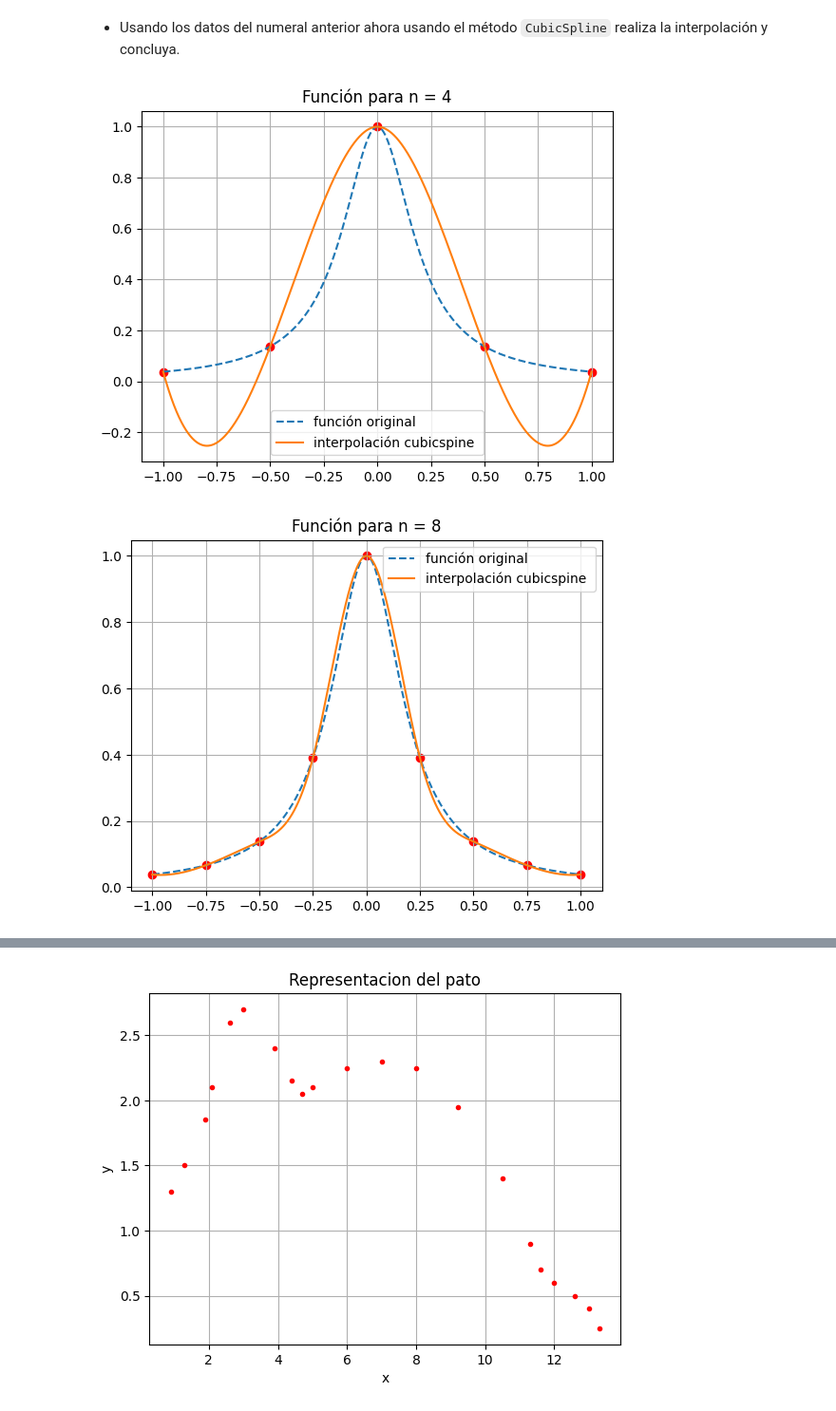
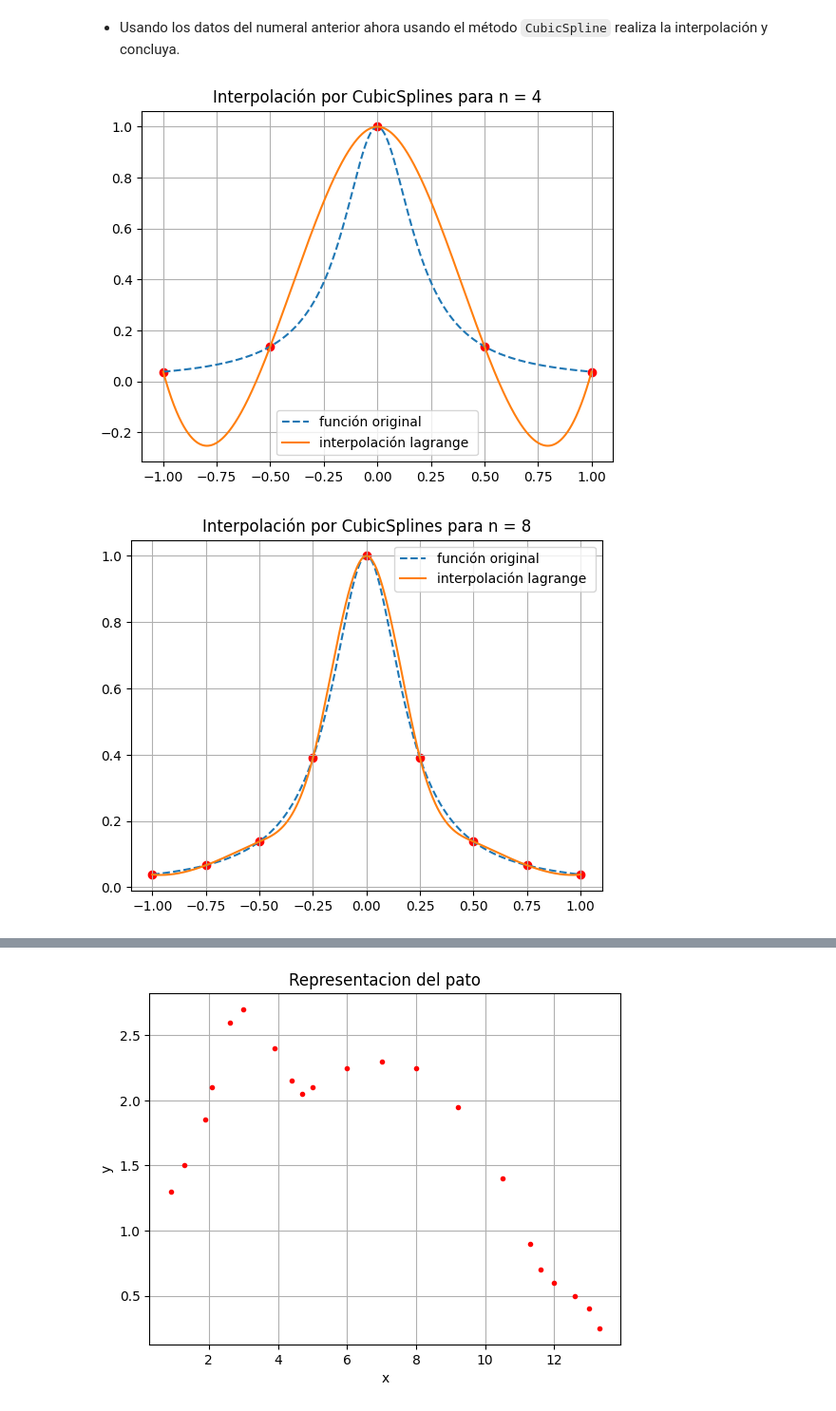
Before and after one commit to martin-calvo/MetodosComputacionales1012, a Jupyter notebook: Students/Cañas_5087/Actividades/Actividad05_Interpolacion.ipynb, the cells around one changed output, grey strips where cells are left out. Shown at 95% size. Cells and saved outputs as stored; diff of their text form; code cells hidden in the pictures.

```diff
--- a/Students/Cañas_5087/Actividades/Actividad05_Interpolacion.ipynb
+++ b/Students/Cañas_5087/Actividades/Actividad05_Interpolacion.ipynb
@@ -67,7 +67,7 @@ def error_Hermite(puntos, f, e, x):
     e = algun valor dentro del intervalo de interpolación
     x = Punto en donde se desea calcular el error
     Salida
-    error del polinomio de lagrange
+    error del polinomio de Hermite
     '''
     if max(puntos) < e or min(puntos)> e:
         raise ValueError('El numero dado para calcular el error no se encuentra dentro del intervalo de interpolación')
@@ -275,24 +300,26 @@ emplee la libreria simbólica para realizar la estimación de dicha cuota, sólo
 
 * Usando los datos del numeral anterior ahora usando el método `CubicSpline` realiza la interpolación y concluya.
 # %%
+#Fución original
 f = lambda x : 1/ (1 + 25 * x**2)
 
+#Lista con los valores de N
 N = [4, 8, 12, 16, 20]
 x = np.linspace(-1 ,1 ,1000)
 
 # Iterar sobre distintos valores de n
 for n in N:
 
+    #Puntos de interpolación
     x_inter = np.linspace(-1, 1, n+1)
     y = f(x_inter)
-
-    pol_lagrange = lagrange(x_inter, y)
-
-    plt.title(f'Función para n = {n}')
+    #Calculo del polinomio de Lagrange
+    Polinomio = lagrange(x_inter, y)
+    #Grafica para cada valor de n
+    plt.title(f'Polinomio de Lagrange vs Función original para n = {n}')
     plt.plot(x,f(x), linestyle = '--',label = 'función original ')
-    plt.plot(x, pol_lagrange(x), label = 'interpolación lagrange ')
+    plt.plot(x, Polinomio(x), label = 'interpolación lagrange ')
     plt.scatter(x_inter, y, color='red')
-
     plt.legend()
     plt.grid()
     plt.show()
@@ -338,10 +365,11 @@ df = sp.lambdify(x_sym, df_expr)
 N = [4, 8, 12, 16]
 
 # Dominio para graficar
-x_vals = np.linspace(-1, 1, 1000)
+x = np.linspace(-1, 1, 1000)
 
 # Iterar sobre distintos valores de n
 for n in N:
+    #Puntos de interpolacion
     x_inter = np.linspace(-1, 1, n + 1)
     y = f(x_inter)
     dydx = df(x_inter)
@@ -349,10 +377,11 @@ for n in N:
     # Interpolación de Hermite
     pol_Hermite = CubicHermiteSpline(x_inter, y, dydx)
 
+    #Grafica apara cada valor de n
     plt.figure(figsize=(8, 5))
     plt.title(f'Interpolación de Hermite para n = {n}')
-    plt.plot(x_vals, f(x_vals), '--', label='Función original')
-    plt.plot(x_vals, pol_Hermite(x_vals), label='Interpolación Hermite')
+    plt.plot(x, f(x), '--', label='Función original')
+    plt.plot(x, pol_Hermite(x), label='Interpolación Hermite')
     plt.scatter(x_inter, y, color='red')
     plt.legend()
     plt.grid()
@@ -384,24 +413,29 @@ plt.show()
 # %% [markdown]
 * Usando los datos del numeral anterior ahora usando el método `CubicSpline` realiza la interpolación y concluya.
 # %%
+#Fución original
 f = lambda x : 1/ (1 + 25 * x**2)
-x = np.linspace(-1, 1, 1000)
+
+#Lista con los valores de N
+N = [4, 8, 12, 16, 20]
+x = np.linspace(-1 ,1 ,1000)
 
 # Iterar sobre distintos valores de n
 for n in N:
 
+    #Puntos de interpolación
     x_inter = np.linspace(-1, 1, n+1)
     y = f(x_inter)
-
-    pol_cubicspline = CubicSpline(x_inter, y)
-
-    plt.title(f'Función para n = {n}')
+    #Calculo de los polinomios de CubicSplines
+    Polinomio = CubicSpline(x_inter, y)
+    #Grafica para cada valor de n
+    plt.title(f'Interpolación por CubicSplines para n = {n}')
     plt.plot(x,f(x), linestyle = '--',label = 'función original ')
-    plt.plot(x, pol_cubicspline(x), label = 'interpolación cubicspine ')
+    plt.plot(x, Polinomio(x), label = 'interpolación lagrange ')
     plt.scatter(x_inter, y, color='red')
     plt.legend()
     plt.grid()
     plt.show()
 # %% [output]
-[figure, old version]
+[figure, new version]
-[figure, old version]
+[figure, new version]
```
Also changed, not shown: parts of 13 cells of this notebook.
